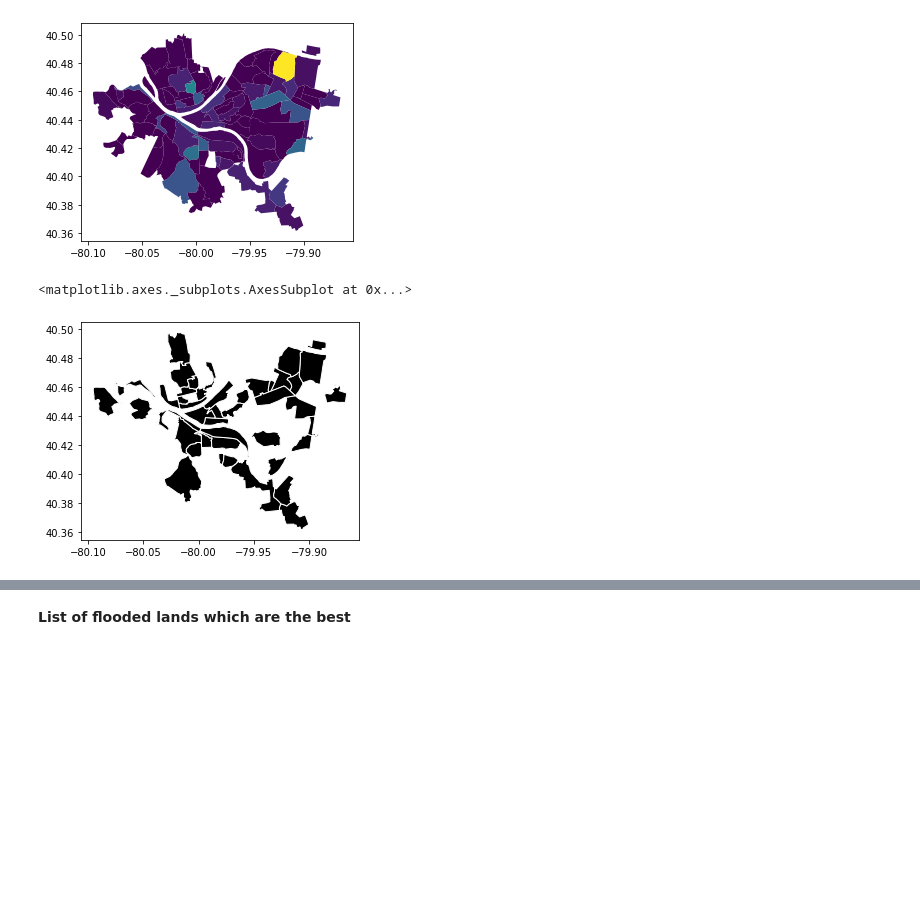
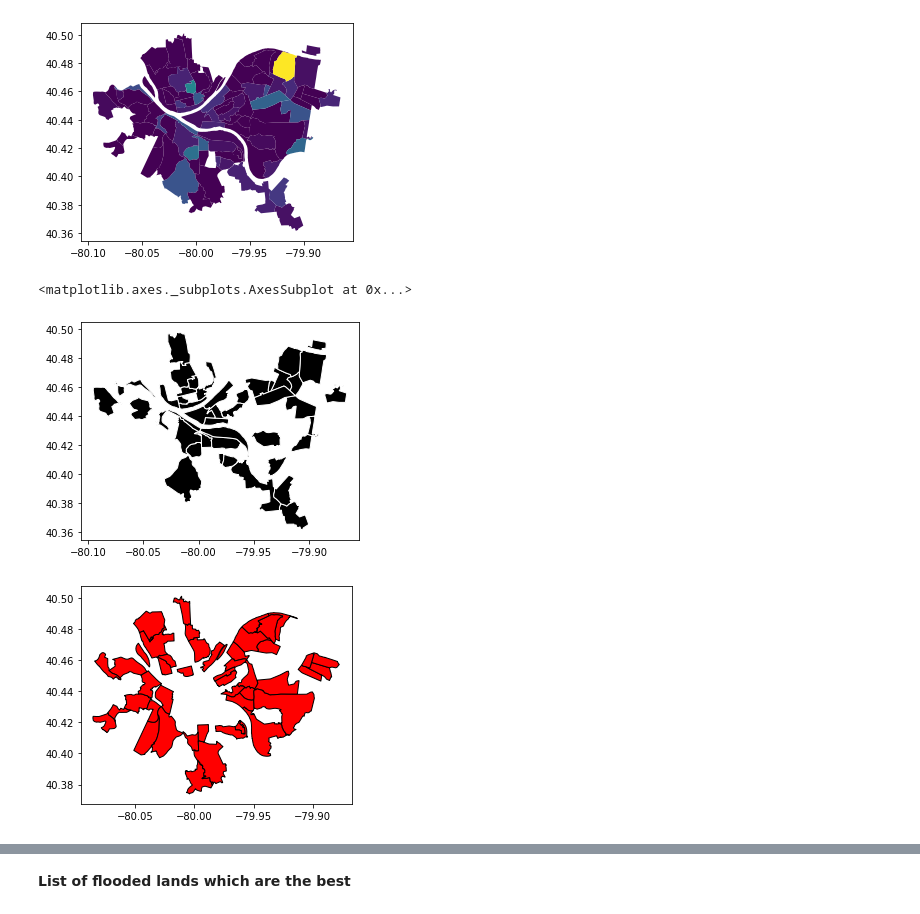
Before and after one commit to arditxh/PittBestNeighborhoods, a Jupyter notebook: FinalNoteBook.ipynb, the cells around one changed output, grey strips where cells are left out. Drawn from its saved outputs; the diff is of its cells as text; code cells hidden in the pictures; blank space fills up the shorter version.

```diff
--- a/FinalNoteBook.ipynb
+++ b/FinalNoteBook.ipynb
@@ -145,9 +145,12 @@ neigh.plot(column='flood_area',legend_kwds={'label': "flooded"})
 # %%
 #only regions with flooding
 greatZ= neigh.loc[neigh['flood_area'] > 0]
 greatZ.plot(neigh,color = 'black', edgecolor = 'white')
+badZ = neigh.loc[neigh['flood_area'] == 0]
+badZ.plot(neigh,color = 'red', edgecolor = 'black')
 # %% [output]
 <matplotlib.axes._subplots.AxesSubplot at 0x...>
 [figure]
+[figure, added]
 # %%
 greatZ
```
Also changed, not shown: parts of 6 cells of this notebook.
